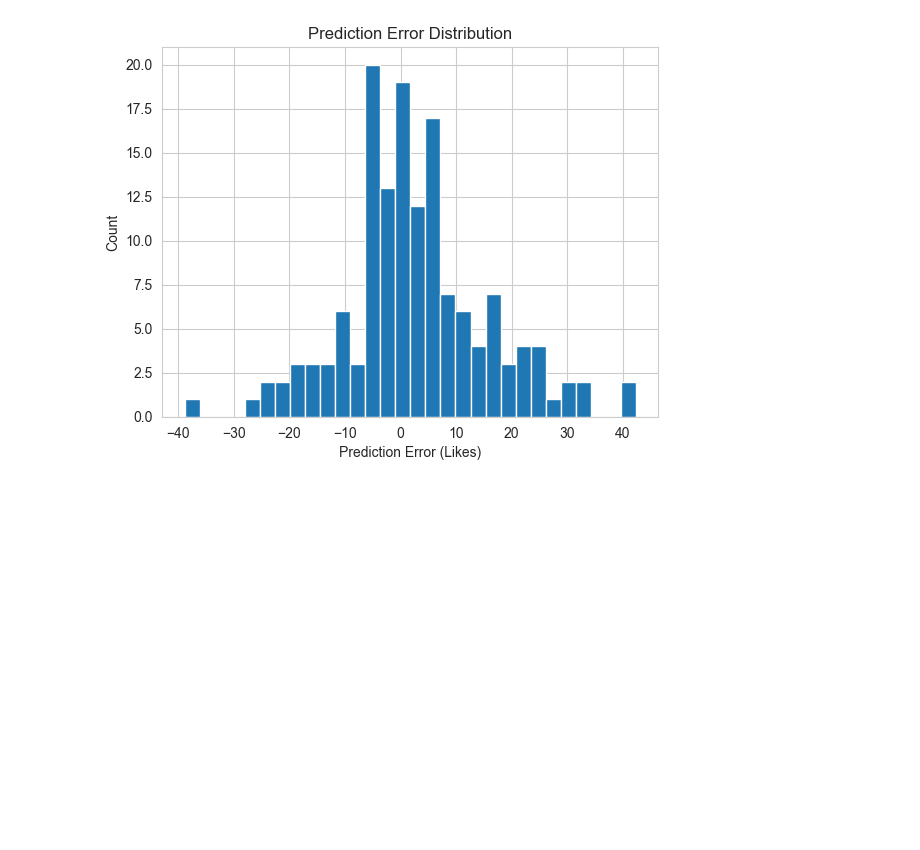
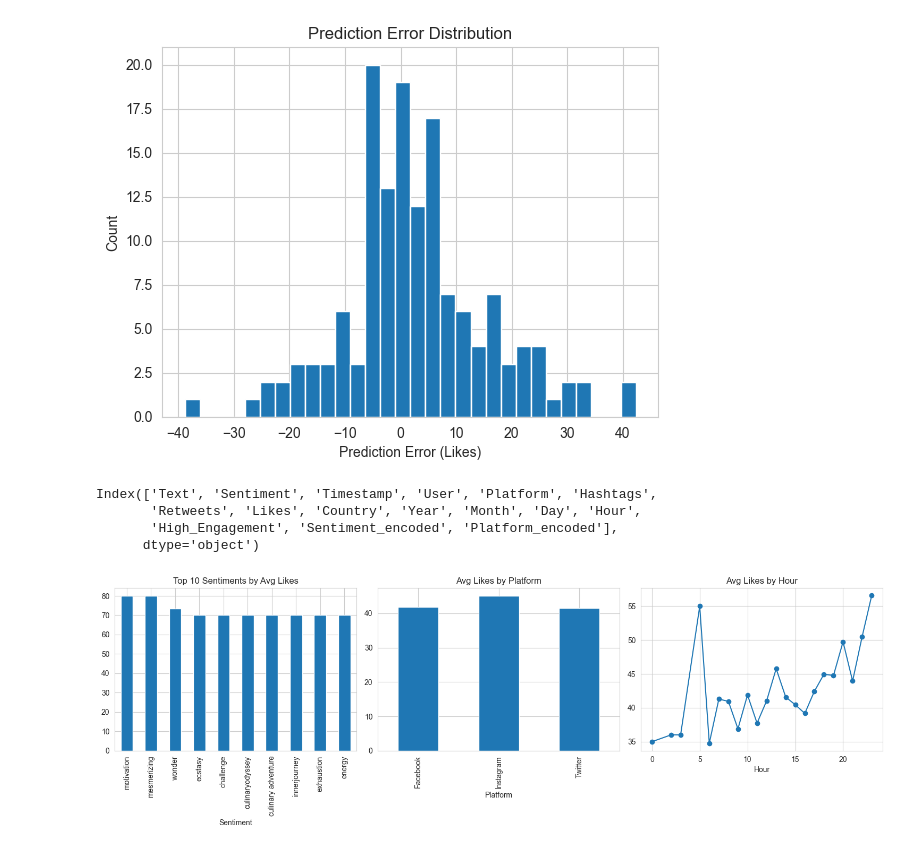
Before and after one commit to samridhsri/social-media-sentiment-analysis, a Jupyter notebook: notebook.ipynb, the cells around one changed output. Drawn from its saved outputs; the diff is of its cells as text; code cells hidden in the pictures; blank space fills up the shorter version.

```diff
--- a/notebook.ipynb
+++ b/notebook.ipynb
@@ -633,3 +671,20 @@ plt.grid(True)
 plt.show()
 # %% [output]
 [figure]
+# %%
+print(df.columns)
+# %% [output]
+Index(['Text', 'Sentiment', 'Timestamp', 'User', 'Platform', 'Hashtags',
+       'Retweets', 'Likes', 'Country', 'Year', 'Month', 'Day', 'Hour',
+       'High_Engagement', 'Sentiment_encoded', 'Platform_encoded'],
+      dtype='object')
+# %%
+df_eval = pd.DataFrame({'Actual': y_test, 'Predicted': y_pred})
+
+fig, axes = plt.subplots(1, 3, figsize=(15, 5))
+df.groupby('Sentiment')['Likes'].mean().sort_values(ascending=False).head(10).plot(kind='bar', ax=axes[0], title='Top 10 Sentiments by Avg Likes')
+df.groupby('Platform')['Likes'].mean().plot(kind='bar', ax=axes[1], title='Avg Likes by Platform')
+df.groupby('Hour')['Likes'].mean().plot(kind='line', marker='o', ax=axes[2], title='Avg Likes by Hour')
+plt.tight_layout()
+# %% [output]
+[figure, added]
```
Also changed, not shown: parts of 7 cells of this notebook.
